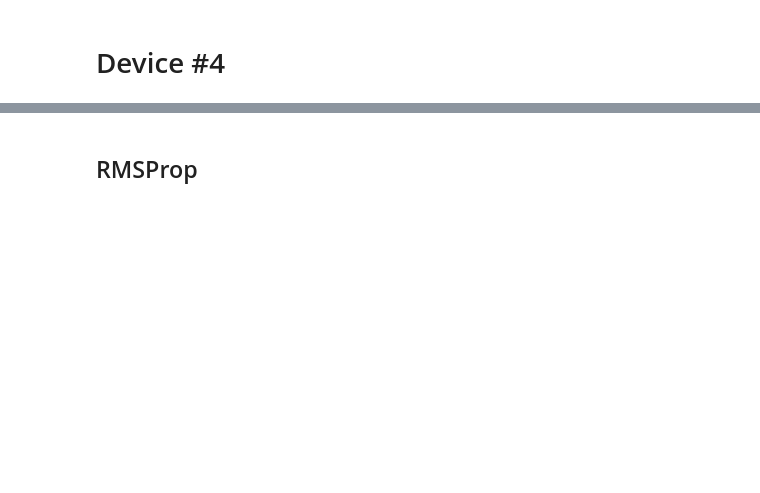
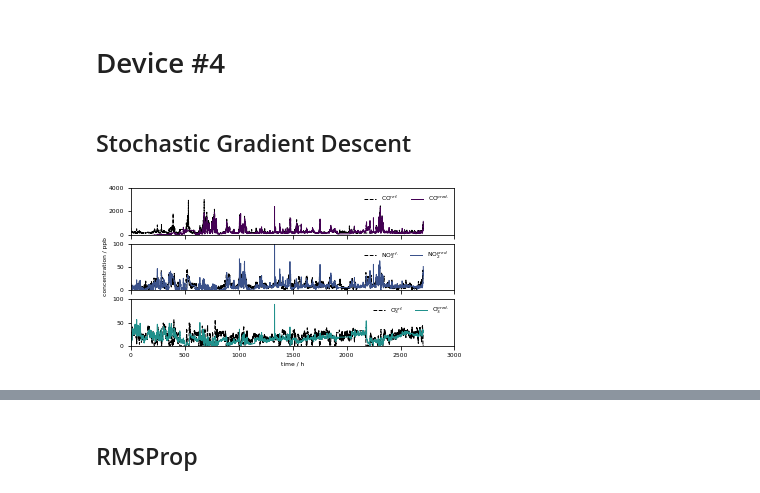
Before and after one commit to gtancev/n-count-r, a Jupyter notebook: main.ipynb, the cells around one changed output, grey strips where cells are left out. Cells and saved outputs as stored; diff of their text form; code cells hidden in the pictures; blank space fills up the shorter version.

```diff
--- a/main.ipynb
+++ b/main.ipynb
@@ -177,3 +177,34 @@ S = np.concatenate((np.ones((T, 1)), sensors_1.values), axis=1)
 R = references.values
 
 W_best = model.fit(S, R).coef_
+# %% [markdown]
+## Stochastic Gradient Descent
+# %%
+# Simulate.
+W, Y = stochastic_gradient_descent(sensors_1, references, pi=1e-1)
+# %%
+# Plot calibrated time traces.
+figure, axes = plt.subplots(3, 1, sharex=True, figsize=(2*2.90, 1*2.90))
+
+axes[0].plot(t_s, references["CO_ref"].values, "--", color="k", label="CO$^{ref.}$")
+axes[0].plot(t_s, Y[:, 0], "-",  color=plt.cm.viridis(0), alpha=1.0, label="CO$^{pred.}$")
+axes[0].legend(frameon=False, loc=1, ncol=2)
+axes[0].set_xlim(0, 3e3)
+axes[0].set_ylim(0, 4000)
+
+axes[1].plot(t_s, references["NO2_ref"].values, "--", color="k", label="NO$_2^{ref.}$")
+axes[1].plot(t_s, Y[:, 1], "-",  color=plt.cm.viridis(0.25), alpha=1.0, label="NO$_2^{pred.}$")
+axes[1].legend(frameon=False, loc=1, ncol=2)
+axes[1].set_ylim(0, 100)
+
+axes[2].plot(t_s, references["O3_ref"].values, "--", color="k", label="O$_3^{ref.}$")
+axes[2].plot(t_s, Y[:, 2], "-",  color=plt.cm.viridis(0.5), alpha=1.0, label="O$_3^{pred.}$")
+axes[2].legend(frameon=False, loc=1, ncol=2)
+axes[2].set_ylim(0, 100)
+
+axes[1].set_ylabel("concentration / ppb")
+axes[2].set_xlabel("time / h")
+plt.savefig('./figures/device_1/SGD/calibrated_time_traces',dpi=900,transparent=True,orientation='landscape',bbox_inches='tight')
+plt.show()
+# %% [output]
+[figure, added]
```
Also changed, not shown: parts of 17 cells of this notebook.
